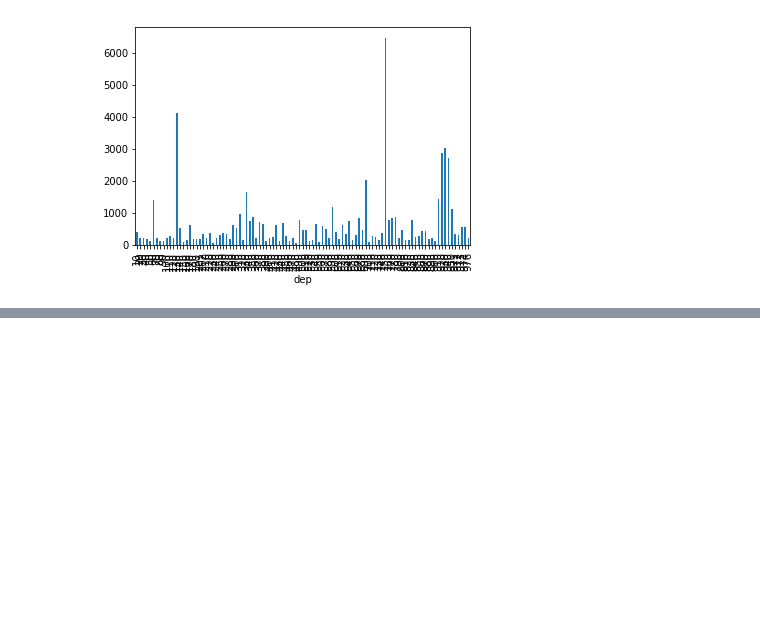
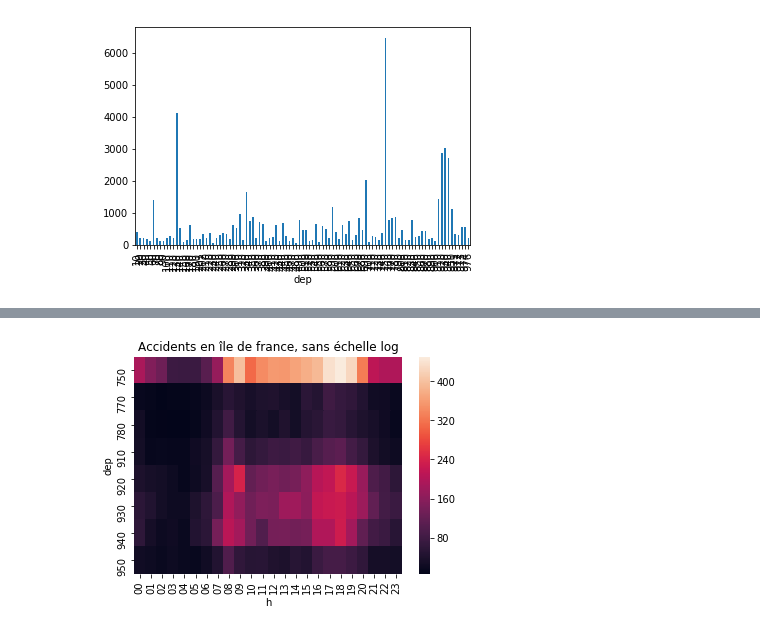
Before and after one commit to romainjouin/formation_python, a Jupyter notebook: 20180914_TD_Python.ipynb, the cells around one changed output, grey strips where cells are left out. Drawn from its saved outputs; the diff is of its cells as text; code cells hidden in the pictures; blank space fills up the shorter version.

```diff
--- a/20180914_TD_Python.ipynb
+++ b/20180914_TD_Python.ipynb
@@ -459,0 +488,7 @@ sns.heatmap(tab)
+# %%
+title = "Accidents en île de france, sans échelle log"
+norm=LogNorm(vmin=2, vmax=8000)
+ax = sns.heatmap(idf)#,norm=norm)
+ax.set_title(title);
+# %% [output]
+[figure, added]
```
Also changed, not shown: parts of 10 cells of this notebook.
